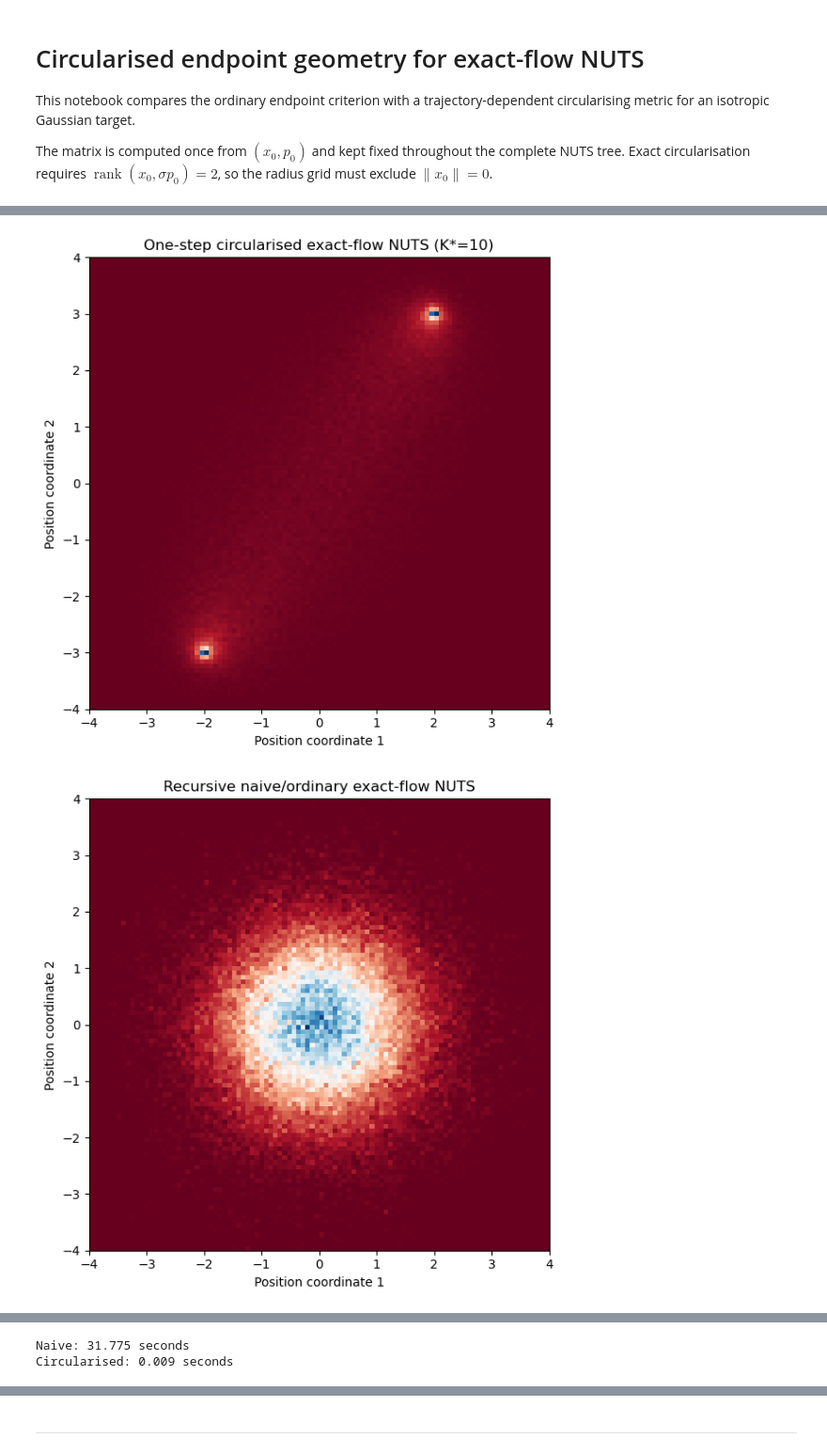
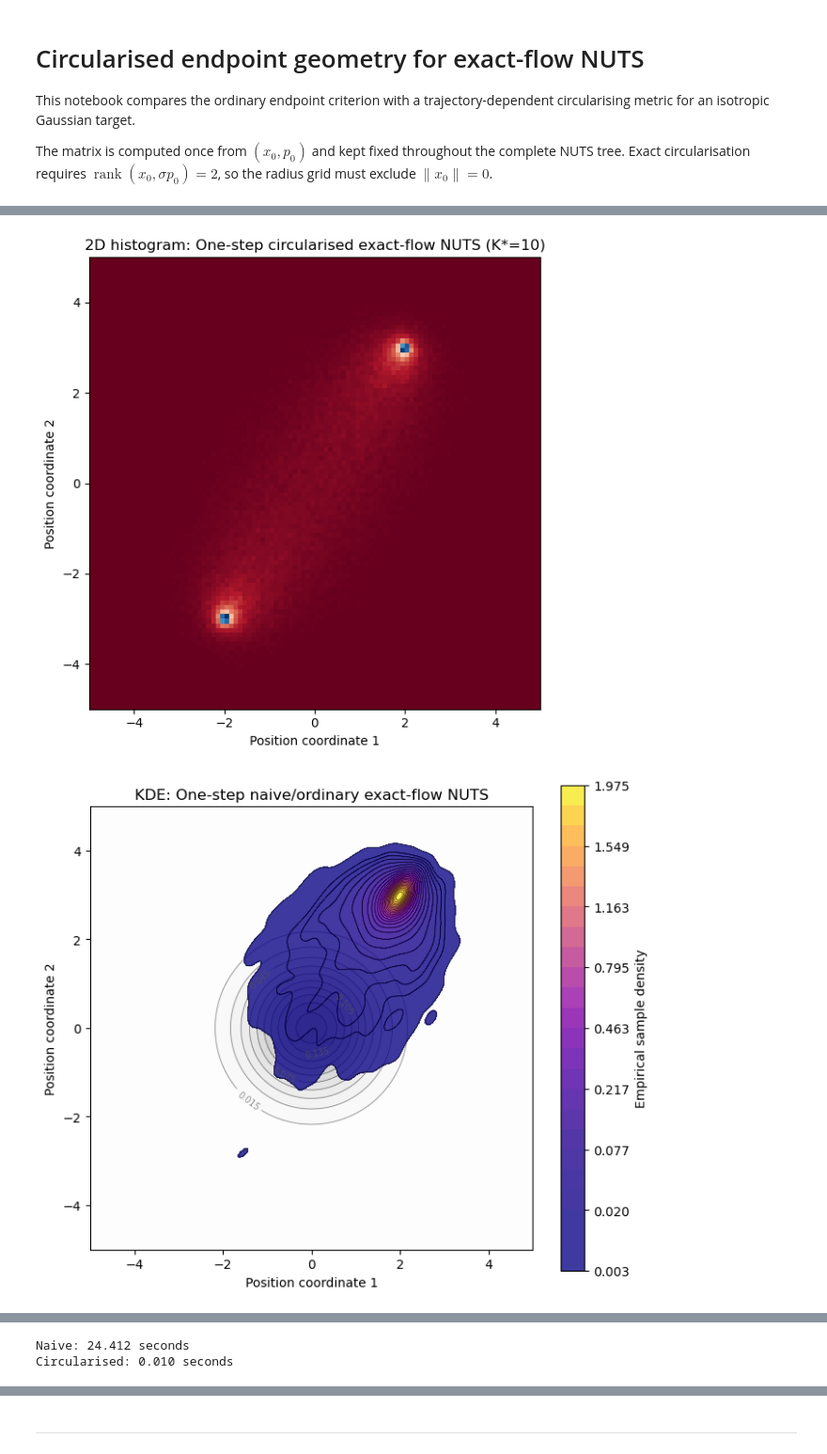
Before and after one commit to PZhou114/NUTS_simulation, a Jupyter notebook: weighted_circularisation_NUTS_optimised.ipynb, the cells around one changed output, grey strips where cells are left out. Shown at 94% size. Drawn from its saved outputs; the diff is of its cells as text; code cells hidden in the pictures.

```diff
--- a/weighted_circularisation_NUTS_optimised.ipynb
+++ b/weighted_circularisation_NUTS_optimised.ipynb
@@ -1669,8 +1947,17 @@ if RUN_SAMPLING_DIAGNOSTICS:
         circ_para=circ_para,
         n_samples=n_samples,
         burn_in=0,
+        plot_range=((-5, 5), (-5, 5)),
         max_depth=20,
         bins=100,
+        plot_histogram=True,
+        plot_kde=True,
+        kde_max_points=10000,
+        kde_levels=25,
+        kde_bw_adjust=1.2,
+        kde_thresh=0.02,
+        kde_gridsize=250,
+        kde_cut=3,
         seed=0,
     )
 
@@ -1681,8 +1968,17 @@ if RUN_SAMPLING_DIAGNOSTICS:
         circ_para=circ_para,
         n_samples=n_samples,
         burn_in=0,
+        plot_range=((-5, 5), (-5, 5)),
         max_depth=20,
         bins=100,
+        plot_histogram=True,
+        plot_kde=True,
+        kde_max_points=10000,
+        kde_levels=25,
+        kde_bw_adjust=1.2,
+        kde_thresh=0.02,
+        kde_gridsize=250,
+        kde_cut=3,
         seed=1,
     )
 
@@ -1720,2 +2016,2 @@ if RUN_SPEED_BENCHMARK:
-[figure, old version]
+[figure, new version]
-[figure, old version]
+[figure, new version]
@@ -1723,3 +2023,3 @@ if RUN_SPEED_BENCHMARK:
-Naive: 31.775 seconds
-Circularised: 0.009 seconds
+Naive: 24.412 seconds
+Circularised: 0.010 seconds
 # %% [markdown]
```
Also changed, not shown: parts of 10 cells of this notebook.
